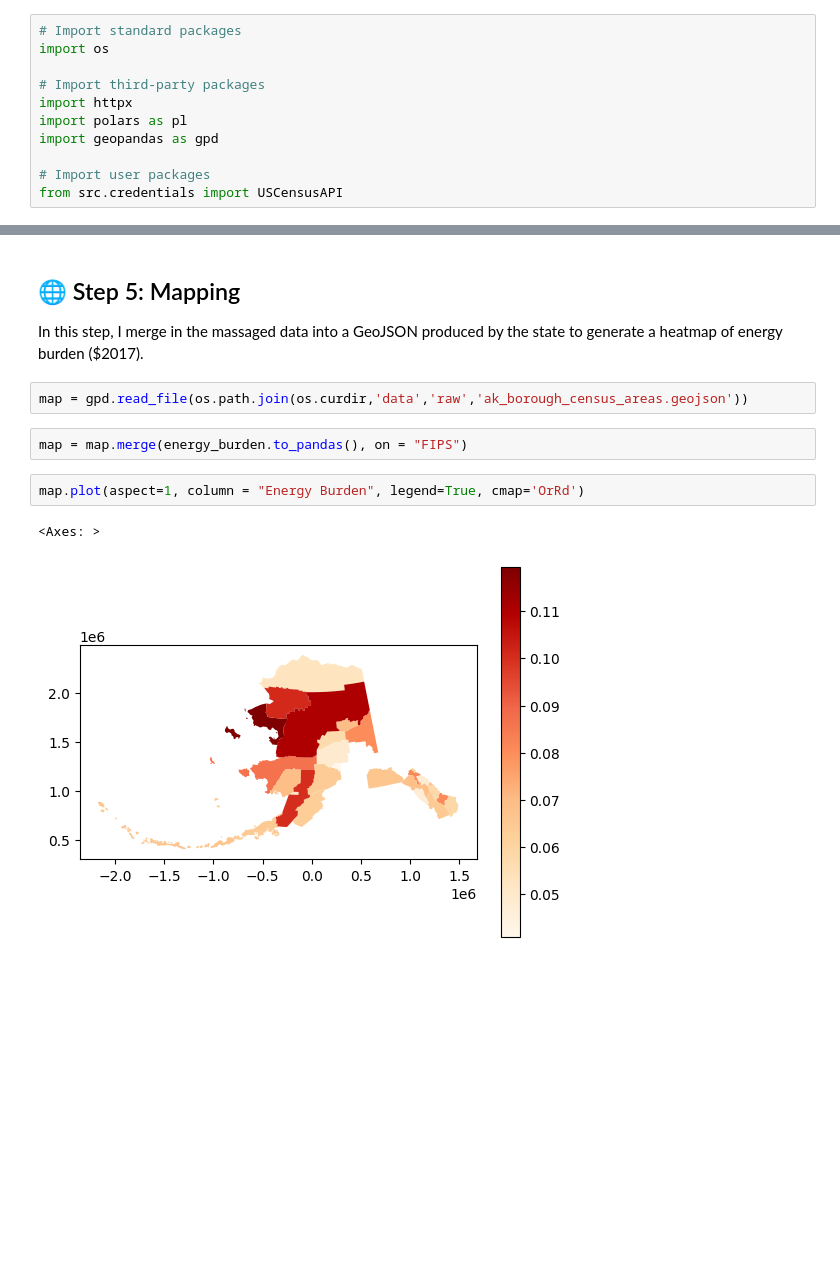
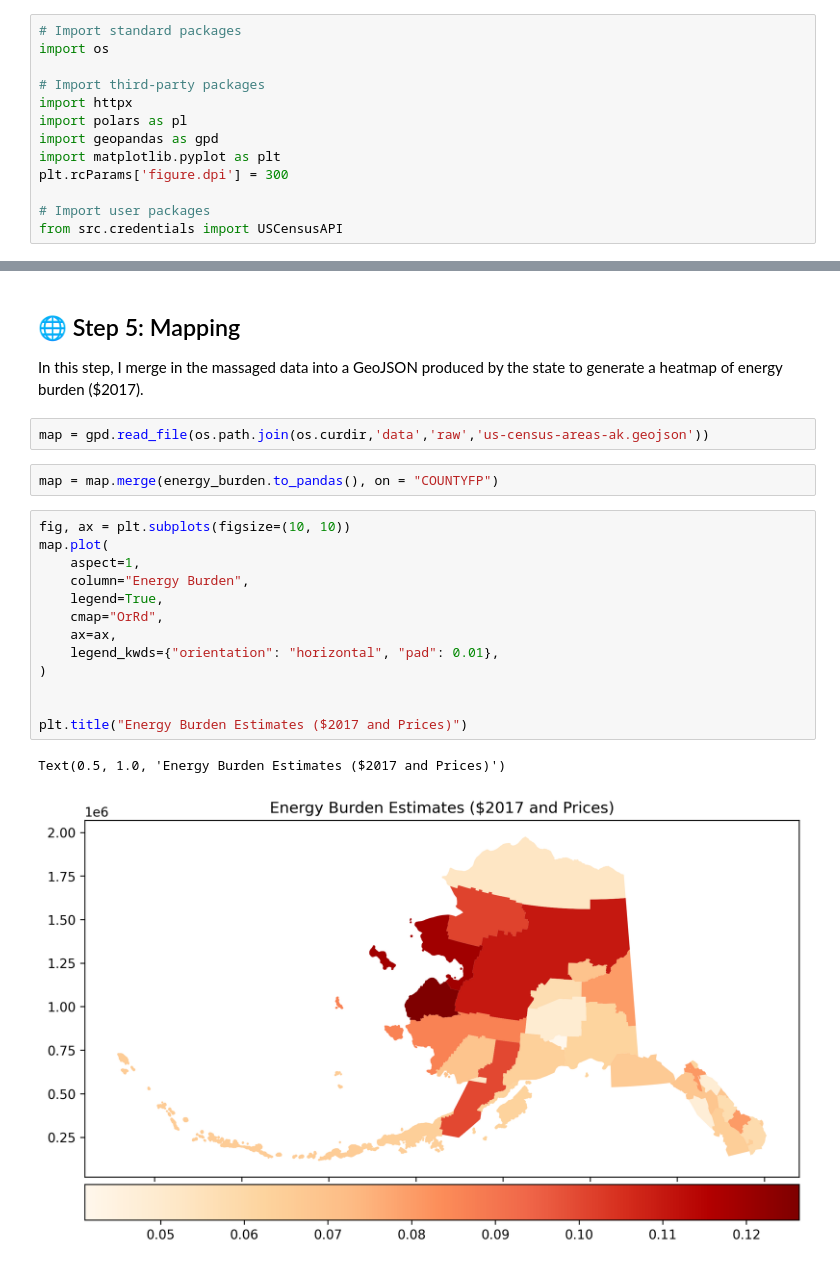
Before and after one commit to jikaczmarski/ak-energy-burden-mapping, a Jupyter notebook: energy_poverty_mapping.ipynb, the cells around one changed output, grey strips where cells are left out. Drawn from its saved outputs; the diff is of its cells as text; blank space fills up the shorter version.

```diff
--- a/energy_poverty_mapping.ipynb
+++ b/energy_poverty_mapping.ipynb
@@ -14,6 +14,8 @@ import os
 import httpx
 import polars as pl
 import geopandas as gpd
+import matplotlib.pyplot as plt
+plt.rcParams['figure.dpi'] = 300
 
 # Import user packages
 from src.credentials import USCensusAPI
@@ -132,11 +133,22 @@ energy_burden = energy_burden.with_columns(
 
 In this step, I merge in the massaged data into a GeoJSON produced by the state to generate a heatmap of energy burden ($2017).
 # %%
-map = gpd.read_file(os.path.join(os.curdir,'data','raw','ak_borough_census_areas.geojson'))
+map = gpd.read_file(os.path.join(os.curdir,'data','raw','us-census-areas-ak.geojson'))
 # %%
-map = map.merge(energy_burden.to_pandas(), on = "FIPS")
+map = map.merge(energy_burden.to_pandas(), on = "COUNTYFP")
-# %%
-map.plot(aspect=1, column = "Energy Burden", legend=True, cmap='OrRd')
-# %% [output]
-<Axes: >
-[figure, removed]
+# %%
+fig, ax = plt.subplots(figsize=(10, 10))
+map.plot(
+    aspect=1,
+    column="Energy Burden",
+    legend=True,
+    cmap="OrRd",
+    ax=ax,
+    legend_kwds={"orientation": "horizontal", "pad": 0.01},
+)
+
+
+plt.title("Energy Burden Estimates ($2017 and Prices)")
+# %% [output]
+Text(0.5, 1.0, 'Energy Burden Estimates ($2017 and Prices)')
+[figure, added]
```
Also changed, not shown: parts of 1 cell of this notebook, 3 other files.
